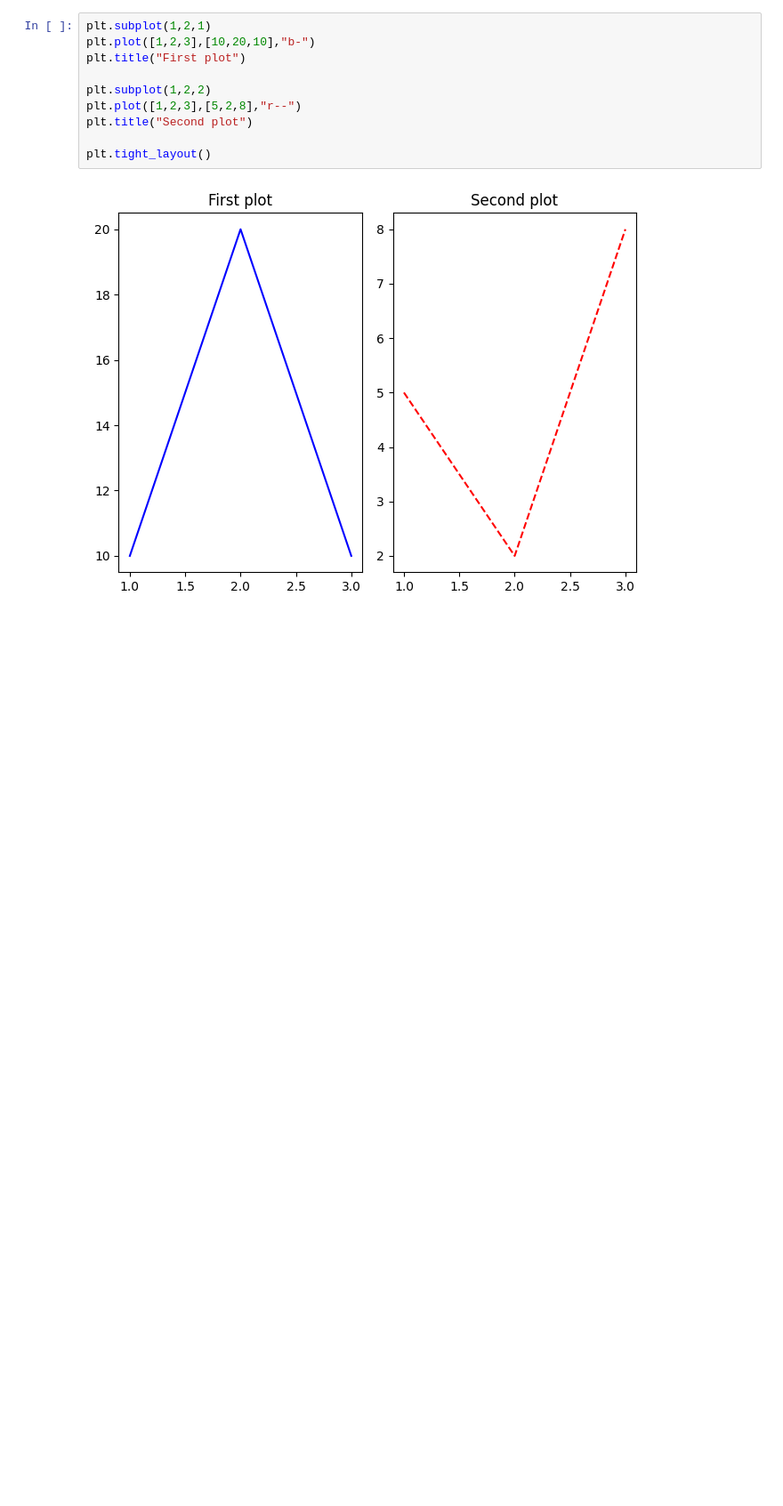
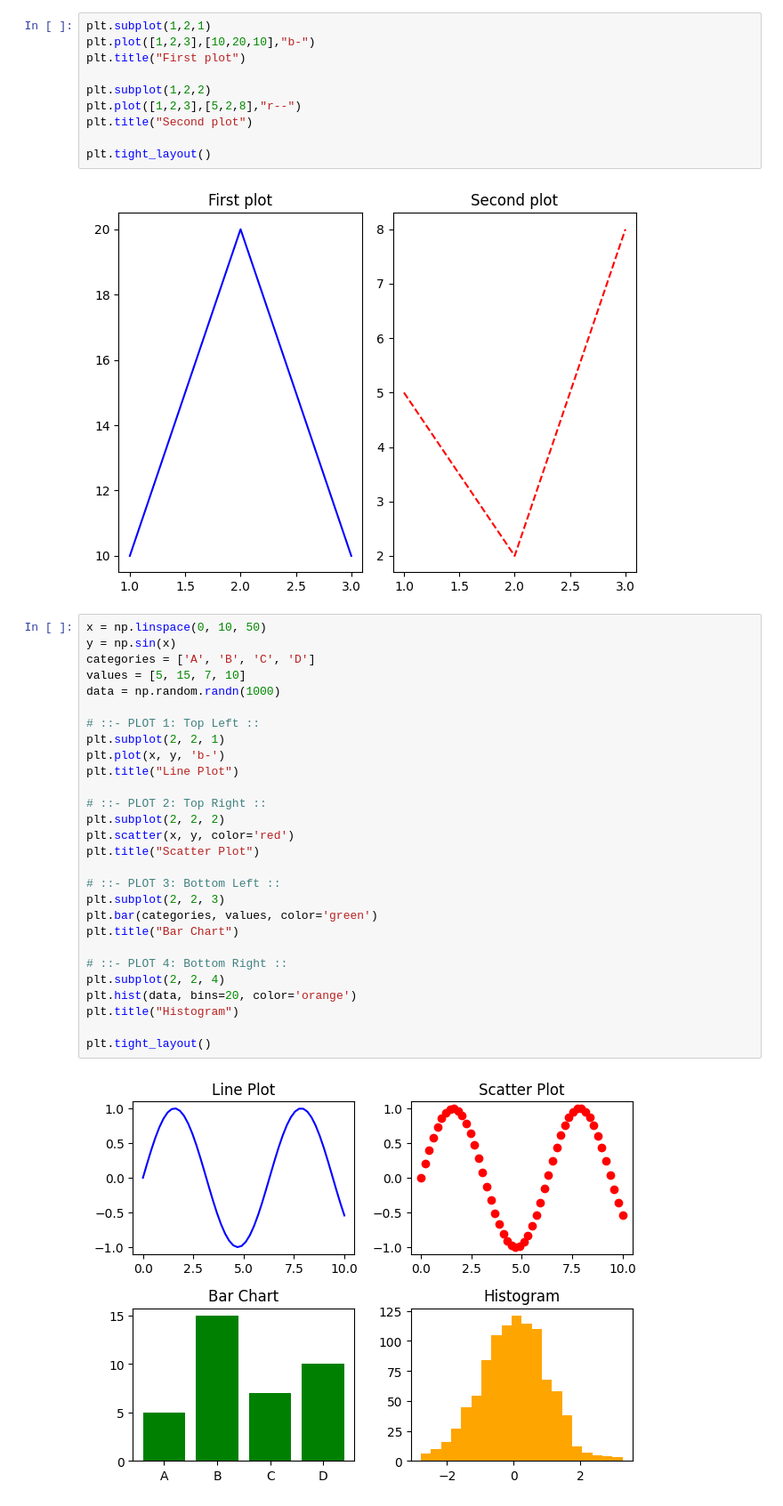
Before and after one commit to umer1730/Programming-for-AI, a Jupyter notebook: data_visualize.ipynb, the cells around one changed output. Shown at 89% size. Saved outputs shown, nothing was run; the diff lists cells and outputs as text; blank space fills up the shorter version.

Commit message:
multiple subplots

```diff
--- a/data_visualize.ipynb
+++ b/data_visualize.ipynb
@@ -94,3 +94,33 @@ plt.title("Second plot")
 plt.tight_layout()
 # %% [output]
 [figure]
+# %%
+x = np.linspace(0, 10, 50)
+y = np.sin(x)
+categories = ['A', 'B', 'C', 'D']
+values = [5, 15, 7, 10]
+data = np.random.randn(1000)
+
+# ::- PLOT 1: Top Left ::
+plt.subplot(2, 2, 1)
+plt.plot(x, y, 'b-')
+plt.title("Line Plot")
+
+# ::- PLOT 2: Top Right ::
+plt.subplot(2, 2, 2)
+plt.scatter(x, y, color='red')
+plt.title("Scatter Plot")
+
+# ::- PLOT 3: Bottom Left ::
+plt.subplot(2, 2, 3)
+plt.bar(categories, values, color='green')
+plt.title("Bar Chart")
+
+# ::- PLOT 4: Bottom Right ::
+plt.subplot(2, 2, 4)
+plt.hist(data, bins=20, color='orange')
+plt.title("Histogram")
+
+plt.tight_layout()
+# %% [output]
+[figure, added]
```
